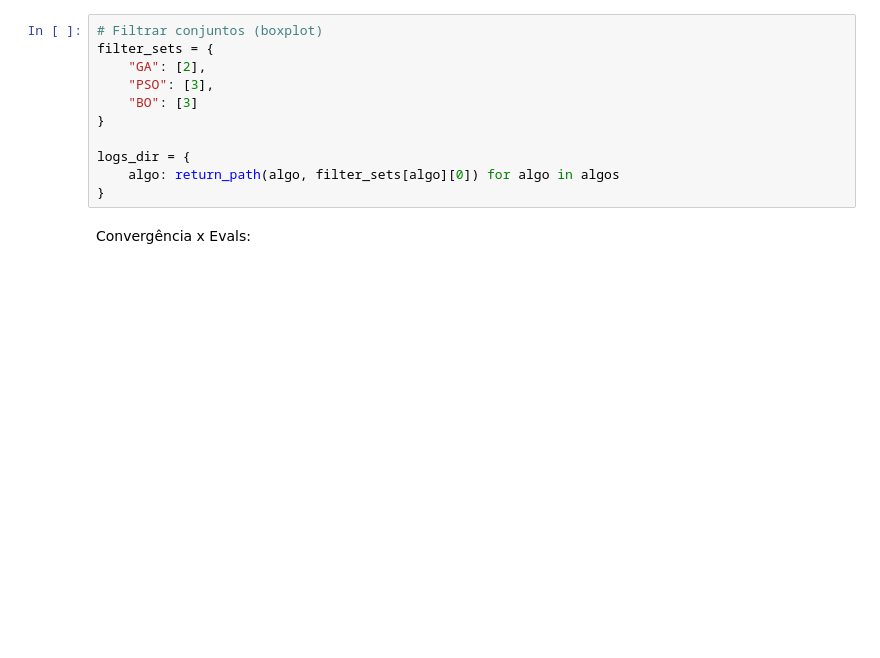
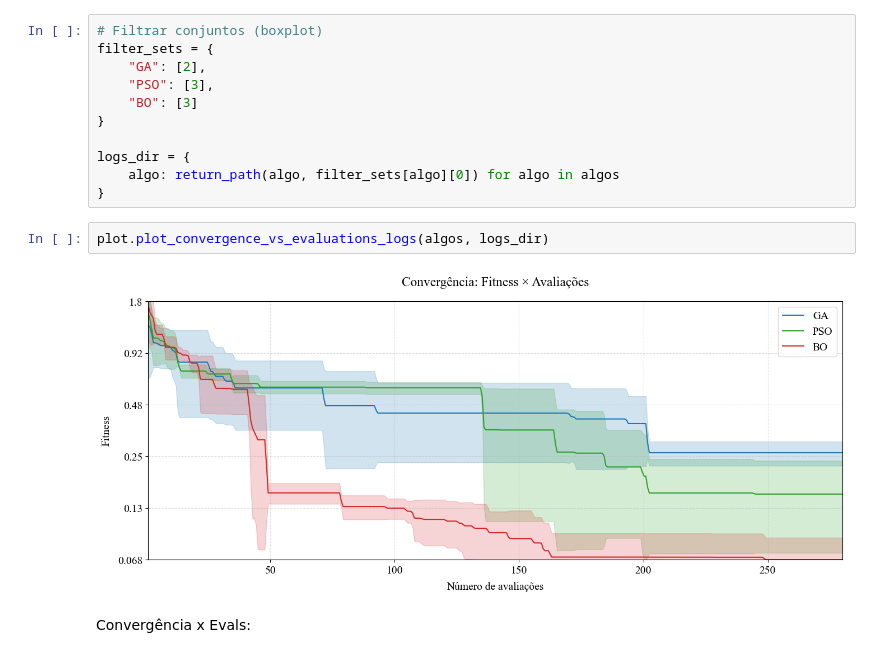
Before and after one commit to joaovfdias/optim_model_updating, a Jupyter notebook: plot/Problema 3.ipynb, the cells around one changed output. Saved outputs shown, nothing was run; the diff lists cells and outputs as text; blank space fills up the shorter version.

```diff
--- a/plot/Problema 3.ipynb
+++ b/plot/Problema 3.ipynb
@@ -68,6 +68,10 @@ filter_sets = {
 logs_dir = {
     algo: return_path(algo, filter_sets[algo][0]) for algo in algos
 }
+# %%
+plot.plot_convergence_vs_evaluations_logs(algos, logs_dir)
+# %% [output]
+[figure, added]
 # %% [markdown]
 
 Convergência x Evals:
```
Also changed, not shown: parts of 2 cells of this notebook, 6 other files.
